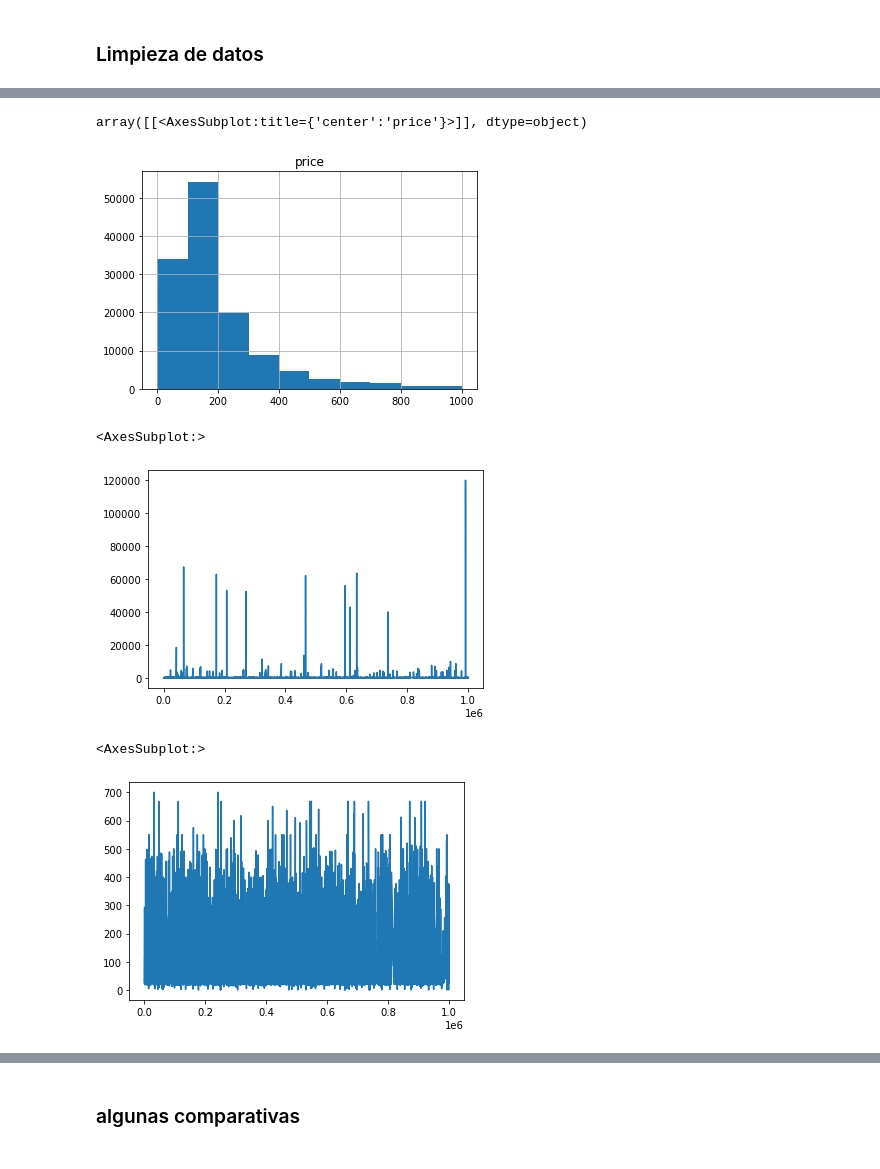
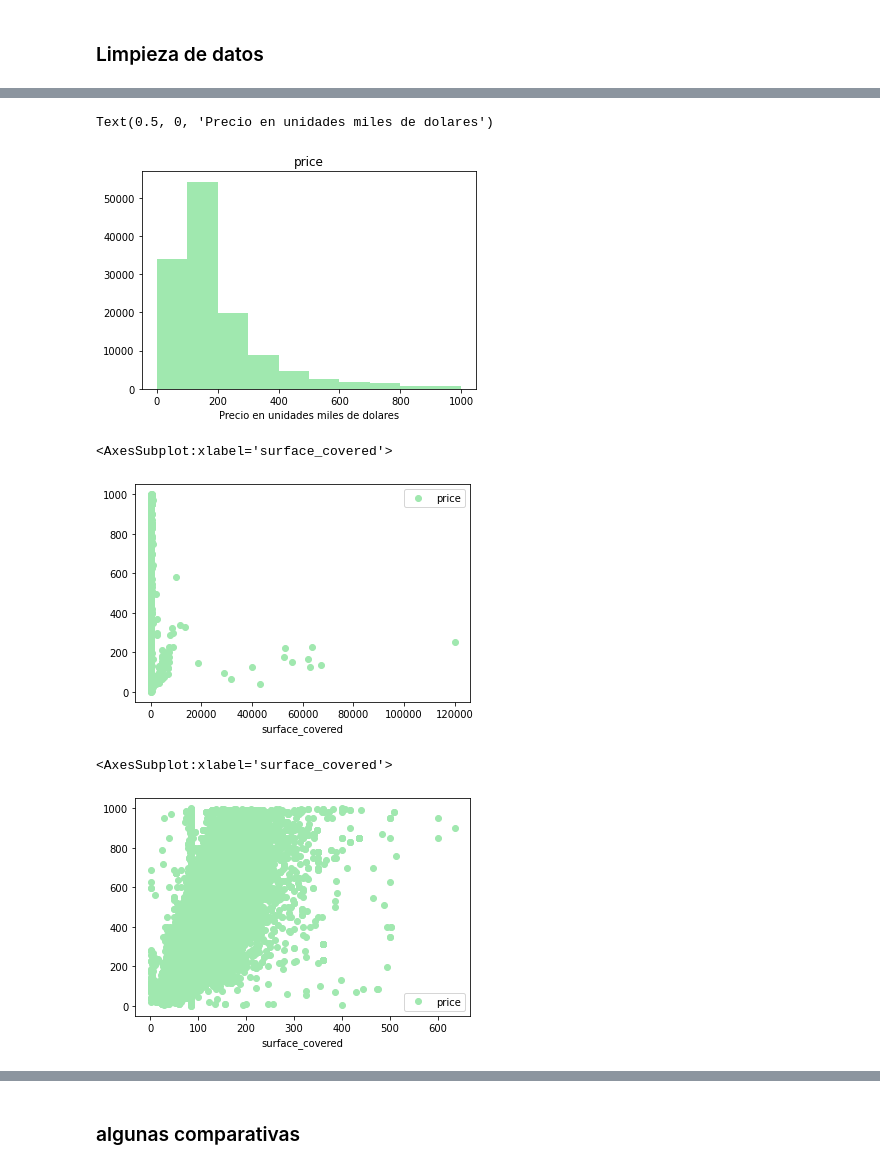
Before and after one commit to crisnicogonzalez/tp-final-isi, a Jupyter notebook: tp-analisis-2022.ipynb, the cells around one changed output, grey strips where cells are left out. Cells and saved outputs as stored; diff of their text form; code cells hidden in the pictures.

Commit message:
graphs color

```diff
--- a/tp-analisis-2022.ipynb
+++ b/tp-analisis-2022.ipynb
@@ -132,16 +119,17 @@ df_caba['price'].plot()
 # %%
-df_caba.hist(column='price')
+df_caba.hist(column='price',grid=False,bins=10,color='#A0E8AF')
+plt.xlabel('Precio en unidades miles de dolares')
 # %% [output]
-array([[<AxesSubplot:title={'center':'price'}>]], dtype=object)
+Text(0.5, 0, 'Precio en unidades miles de dolares')
-[figure, old version]
+[figure, new version]
 # %%
-df_caba['surface_covered'].plot()
+df_caba.plot(x='surface_covered', y='price', style='o',color='#A0E8AF')
 # %% [output]
-<AxesSubplot:>
+<AxesSubplot:xlabel='surface_covered'>
-[figure, old version]
+[figure, new version]
 # %%
 df_caba['surface_covered'] = df_caba['surface_covered'].loc[df_caba['surface_covered'] < 750]
-df_caba['surface_covered'].plot()
+df_caba.plot(x='surface_covered', y='price', style='o',color='#A0E8AF')
 # %% [output]
-<AxesSubplot:>
+<AxesSubplot:xlabel='surface_covered'>
-[figure, old version]
+[figure, new version]
```
Also changed, not shown: parts of 9 cells of this notebook.
